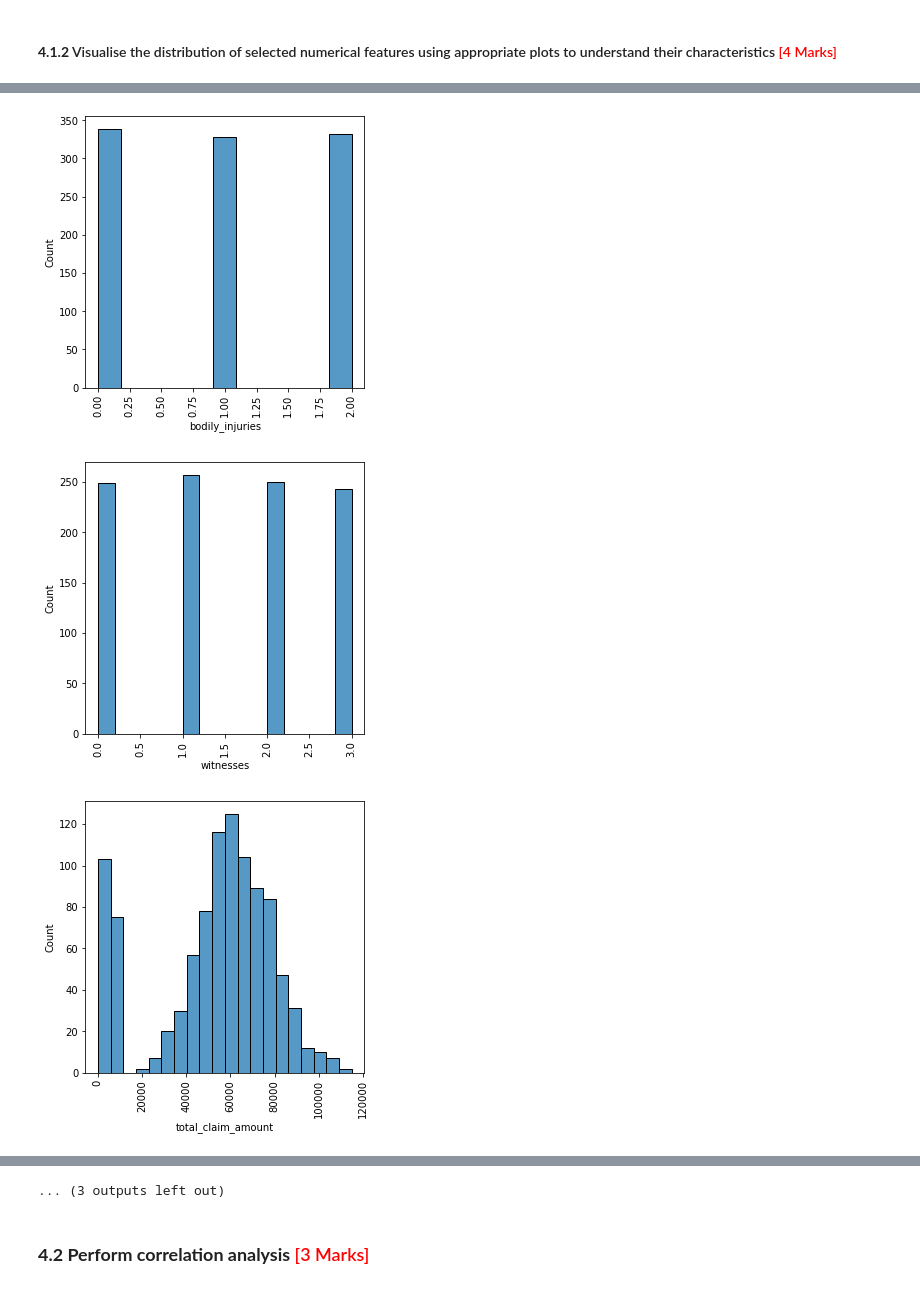
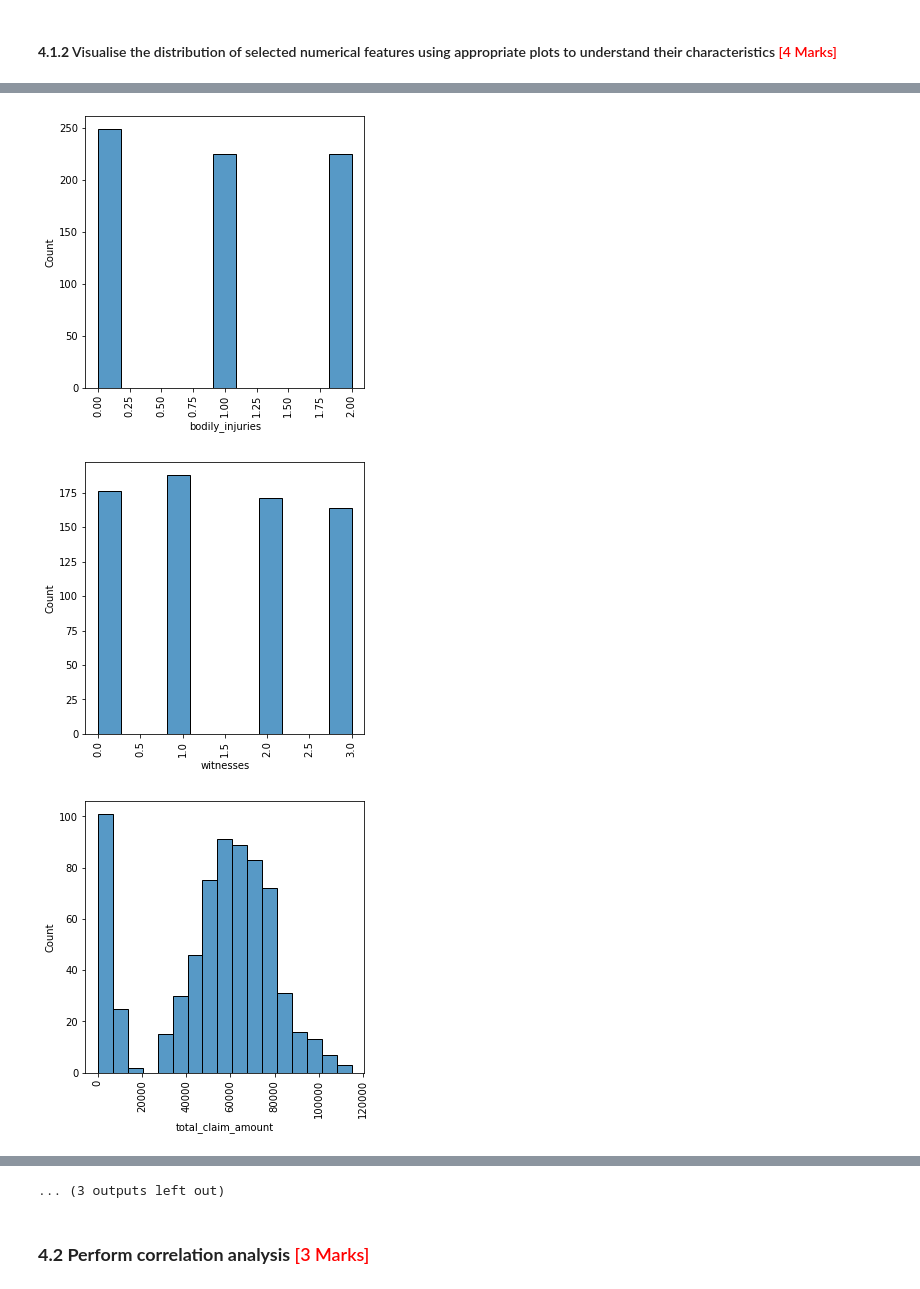
Before and after one commit to yashchaddha/FraudClaimDetection, a Jupyter notebook: Fraudulent_Claim_Detection_Starter.ipynb, the cells around one changed output, grey strips where cells are left out. Cells and saved outputs as stored; diff of their text form; code cells hidden in the pictures.

```diff
--- a/Fraudulent_Claim_Detection_Starter.ipynb
+++ b/Fraudulent_Claim_Detection_Starter.ipynb
@@ -553,7 +553,7 @@ y_test (300,)
 # %%
 # Select numerical columns
 
-num_cols = [cols for cols in fraud_data.columns if fraud_data[cols].dtypes == 'int64']
+num_cols = [cols for cols in X_train.columns if X_train[cols].dtypes == 'int64']
 print("Numerical columns", num_cols, sep='\n')
 # %% [output]
 Numerical columns
@@ -566,7 +566,7 @@ Numerical columns
 def histplot_numcols(cols):
     for col in cols:
         plt.figure(figsize=(5,5))
-        sns.histplot(x=fraud_data[col])
+        sns.histplot(x=X_train[col])
         plt.xlabel(col)
         plt.xticks(rotation=90)
         plt.show()
@@ -584,3 +584,3 @@ histplot_numcols(num_cols)
-[figure, old version]
+[figure, new version]
-[figure, old version]
+[figure, new version]
-[figure, old version]
+[figure, new version]
```
Also changed, not shown: parts of 31 cells of this notebook, 3 other files.
